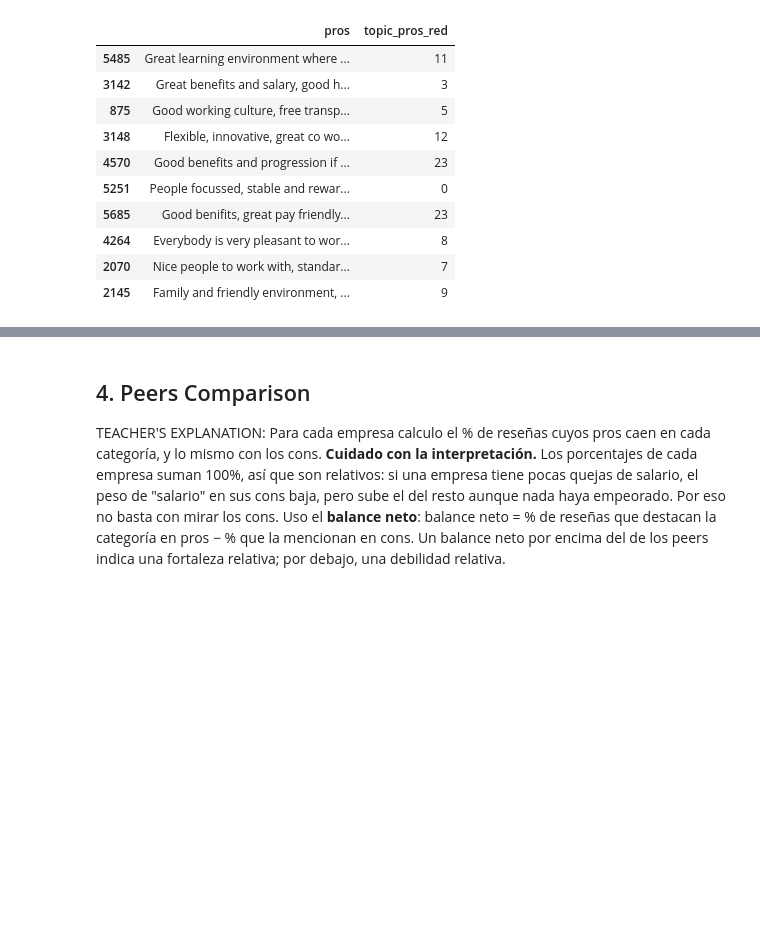
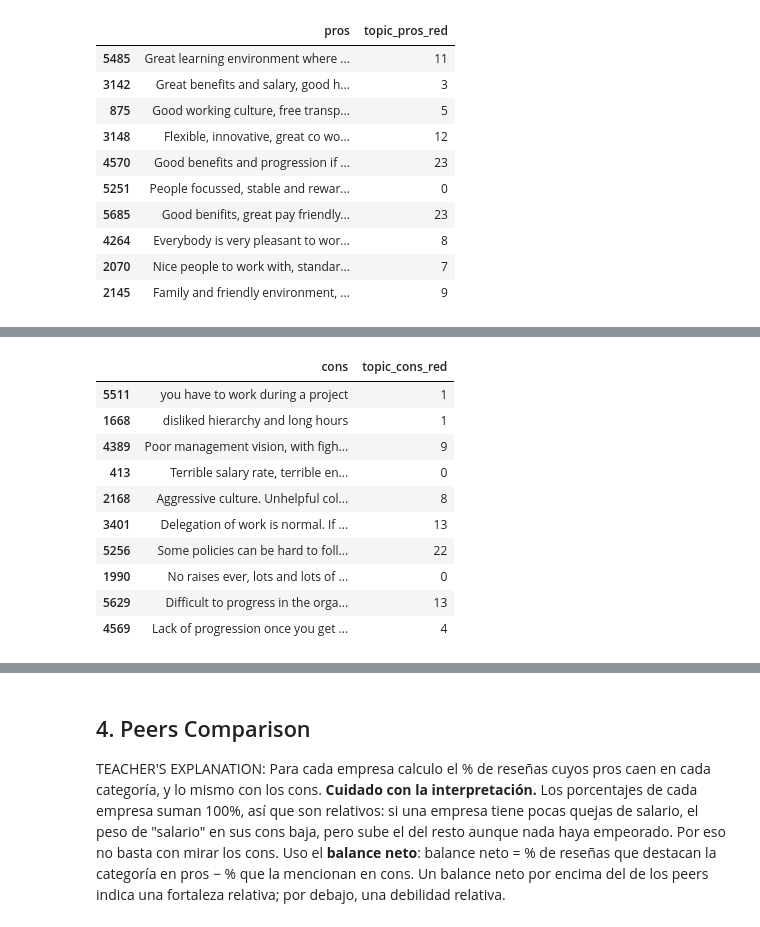
Before and after one commit to rubengil-dev/ING-glasdoor-analysis, a Jupyter notebook: mi_notebook.ipynb, the cells around one changed output, grey strips where cells are left out. Saved outputs shown, nothing was run; the diff lists cells and outputs as text; code cells hidden in the pictures; blank space fills up the shorter version.

```diff
--- a/mi_notebook.ipynb
+++ b/mi_notebook.ipynb
@@ -1055,0 +1127,3 @@ Topic 28:
+# %%
+clean_df["topic_cons_red"] = cons_model.reduce_outliers(
+    cons_docs, cons_topics, strategy="embeddings", embeddings=cons_emb, threshold=0.4)
@@ -1055,0 +1145,16 @@ Topic 28:
+# %%
+# Reassigned topic sample
+moved = clean_df[(clean_df["topic_cons"] == -1) & (clean_df["topic_cons_red"] != -1)]
+moved.sample(10, random_state=SEED)[["cons", "topic_cons_red"]]
+# %% [output]
+|  | cons | topic_cons_red |
+| 5511 | you have to work during a project | 1 |
+| 1668 | disliked hierarchy and long hours | 1 |
+| 4389 | Poor management vision, with figh... | 9 |
+| 413 | Terrible salary rate, terrible en... | 0 |
+| 2168 | Aggressive culture. Unhelpful col... | 8 |
+| 3401 | Delegation of work is normal. If ... | 13 |
+| 5256 | Some policies can be hard to foll... | 22 |
+| 1990 | No raises ever, lots and lots of ... | 0 |
+| 5629 | Difficult to progress in the orga... | 13 |
+| 4569 | Lack of progression once you get ... | 4 |
```
Also changed, not shown: parts of 14 cells of this notebook.
